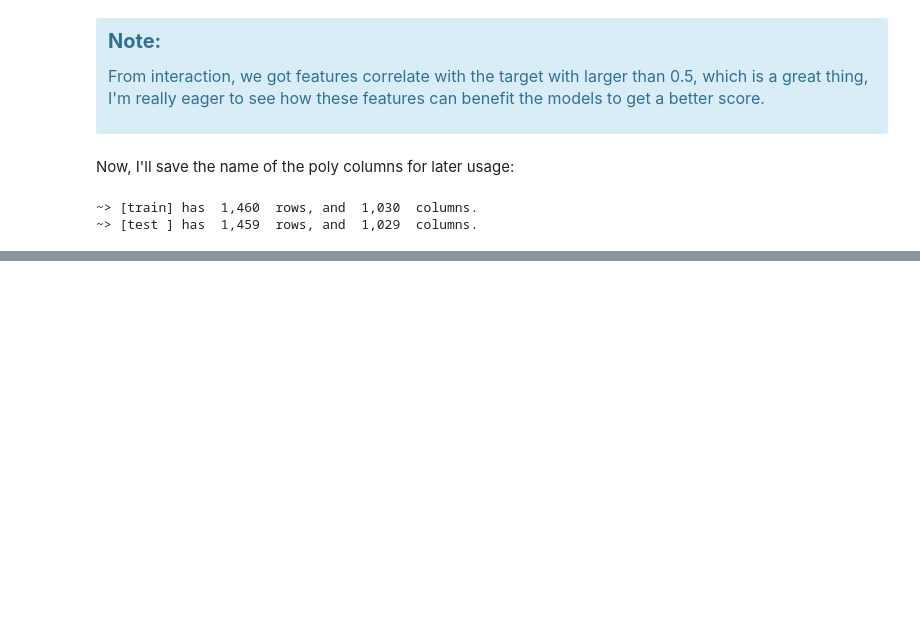
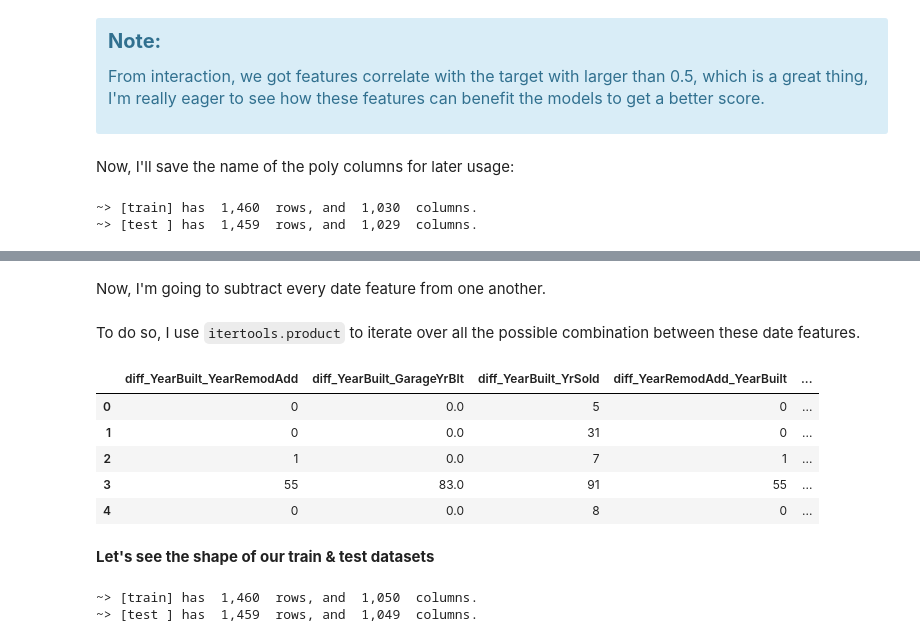
Before and after one commit to MosaabMuhammed/House-Prices-Kaggle, a Jupyter notebook: 3_Feature Engineering/Feature_Engineering.ipynb, the cells around one changed output, grey strips where cells are left out. Cells and saved outputs as stored; diff of their text form; code cells hidden in the pictures; blank space fills up the shorter version.

Commit message:
Feature Engineering for date features

```diff
--- a/3_Feature Engineering/Feature_Engineering.ipynb
+++ b/3_Feature Engineering/Feature_Engineering.ipynb
@@ -310,0 +317,30 @@ shape(train, test)
+# %% [markdown]
+Now, I'm going to subtract every date feature from one another.<br><br>
+To do so, I use `itertools.product` to iterate over all the possible combination between these date features.
+# %%
+# list to save the name of the new columns (ᵔᴥᵔ)
+diff_cols = []
+# date_cols.remove('MoSold')
+
+# iterate over all possible combination, then subtracte  (▀̿Ĺ̯▀̿ ̿)
+for col1, col2 in product(date_cols, repeat=2):
+    if not col1 == col2:
+        train[f'diff_{col1}_{col2}'] = abs(train[col1] - train[col2])
+        test[f'diff_{col1}_{col2}']  = abs(test[col1]  - test[col2])
+        diff_cols.append(f'diff_{col1}_{col2}')
+# %%
+train[diff_cols].head()
+# %% [output]
+|  | diff_YearBuilt_YearRemodAdd | diff_YearBuilt_GarageYrBlt | diff_YearBuilt_YrSold | diff_YearRemodAdd_YearBuilt | ... |
+| 0 | 0 | 0.0 | 5 | 0 | ... |
+| 1 | 0 | 0.0 | 31 | 0 | ... |
+| 2 | 1 | 0.0 | 7 | 1 | ... |
+| 3 | 55 | 83.0 | 91 | 55 | ... |
+| 4 | 0 | 0.0 | 8 | 0 | ... |
+# %% [markdown]
+**Let's see the shape of our train & test datasets**
+# %%
+shape(train, test)
+# %% [output]
+~> [train] has  1,460  rows, and  1,050  columns.
+~> [test ] has  1,459  rows, and  1,049  columns.
```
Also changed, not shown: parts of 5 cells of this notebook, 1 other file.
